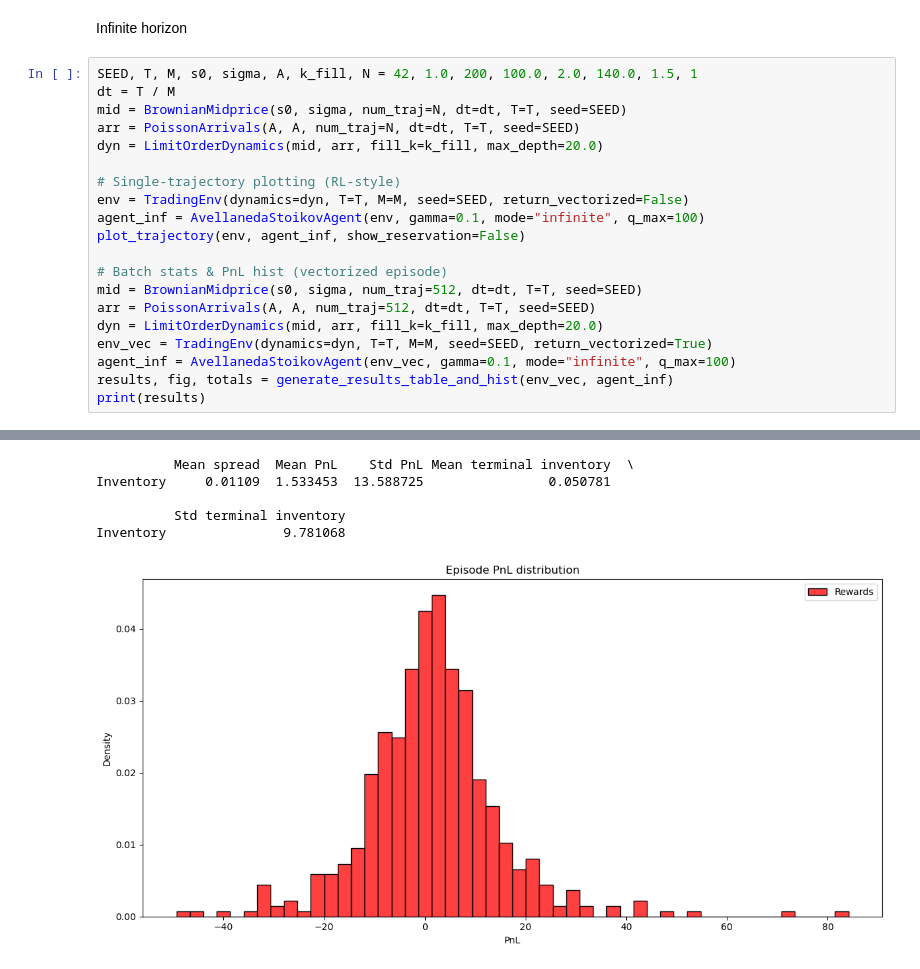
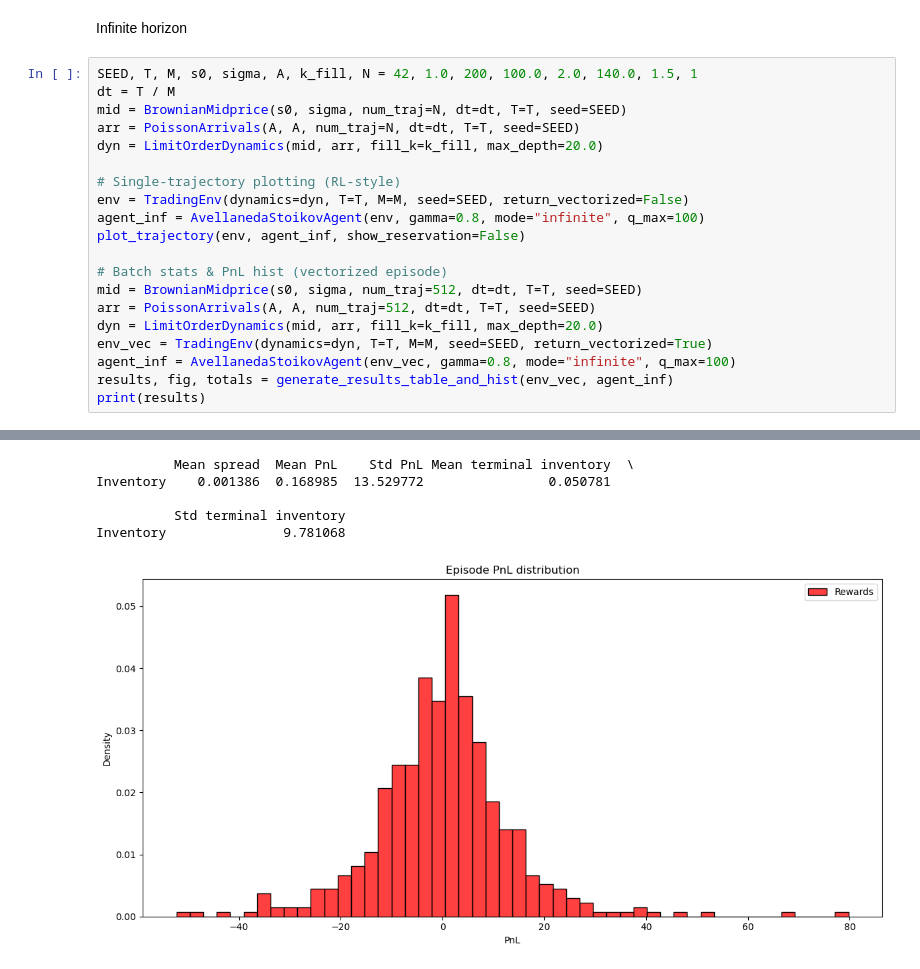
Before and after one commit to AA-ron2/Thesis_AI4Trading, a Jupyter notebook: test.ipynb, the cells around one changed output, grey strips where cells are left out. Saved outputs shown, nothing was run; the diff lists cells and outputs as text.

```diff
--- a/test.ipynb
+++ b/test.ipynb
@@ -95,7 +95,7 @@ dyn = LimitOrderDynamics(mid, arr, fill_k=k_fill, max_depth=20.0)
 
 # Single-trajectory plotting (RL-style)
 env = TradingEnv(dynamics=dyn, T=T, M=M, seed=SEED, return_vectorized=False)
-agent_inf = AvellanedaStoikovAgent(env, gamma=0.1, mode="infinite", q_max=100)
+agent_inf = AvellanedaStoikovAgent(env, gamma=0.8, mode="infinite", q_max=100)
 plot_trajectory(env, agent_inf, show_reservation=False)
 
 # Batch stats & PnL hist (vectorized episode)
@@ -103,7 +103,7 @@ mid = BrownianMidprice(s0, sigma, num_traj=512, dt=dt, T=T, seed=SEED)
 arr = PoissonArrivals(A, A, num_traj=512, dt=dt, T=T, seed=SEED)
 dyn = LimitOrderDynamics(mid, arr, fill_k=k_fill, max_depth=20.0)
 env_vec = TradingEnv(dynamics=dyn, T=T, M=M, seed=SEED, return_vectorized=True)
-agent_inf = AvellanedaStoikovAgent(env_vec, gamma=0.1, mode="infinite", q_max=100)
+agent_inf = AvellanedaStoikovAgent(env_vec, gamma=0.8, mode="infinite", q_max=100)
 results, fig, totals = generate_results_table_and_hist(env_vec, agent_inf)
 print(results)
 # %% [output]
@@ -111,6 +111,6 @@ print(results)
           Mean spread  Mean PnL    Std PnL Mean terminal inventory  \
-Inventory     0.01109  1.533453  13.588725                0.050781
+Inventory    0.001386  0.168985  13.529772                0.050781
 
           Std terminal inventory
 Inventory               9.781068
-[figure, old version]
+[figure, new version]
```
Also changed, not shown: parts of 5 cells of this notebook, 1 other file.
